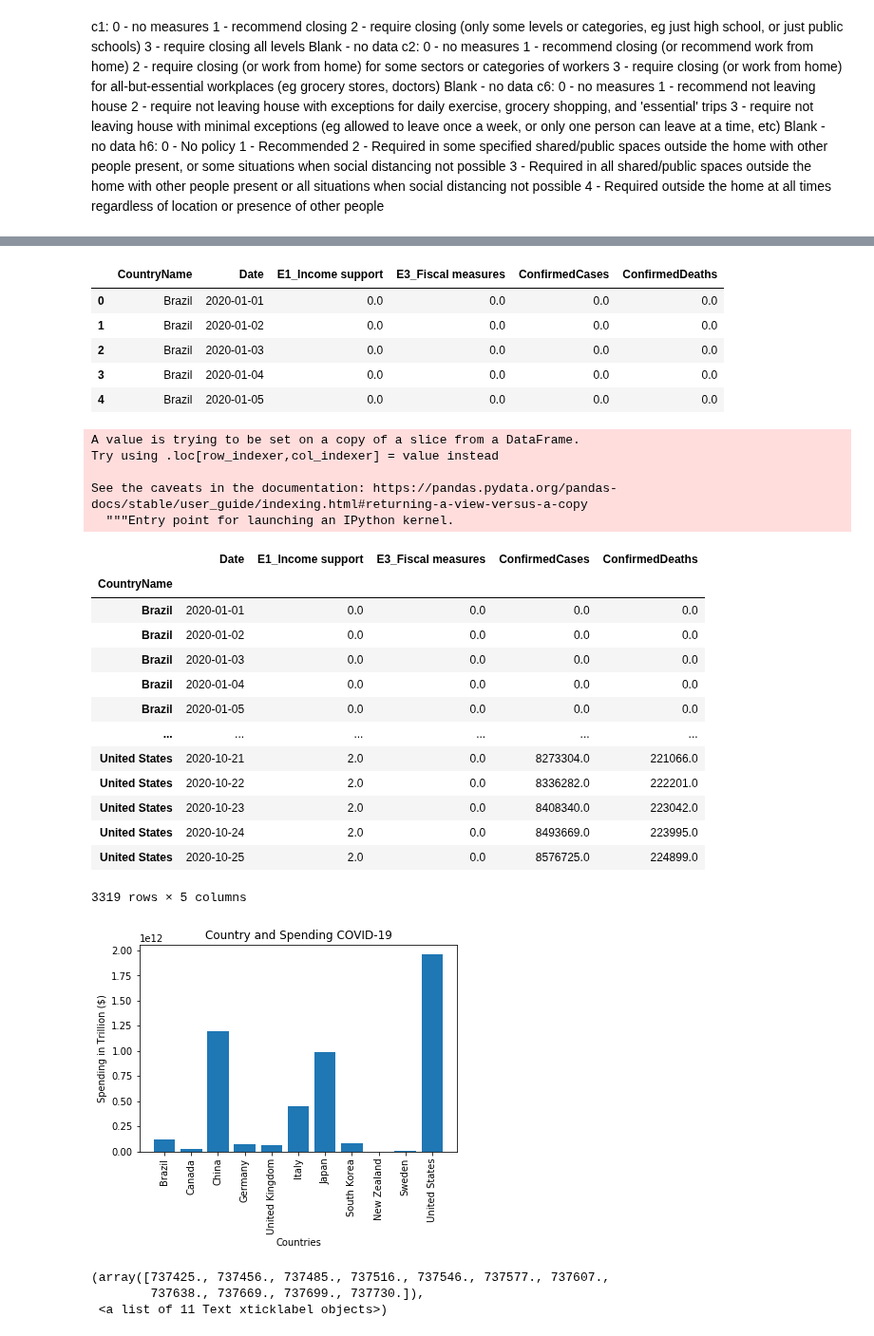
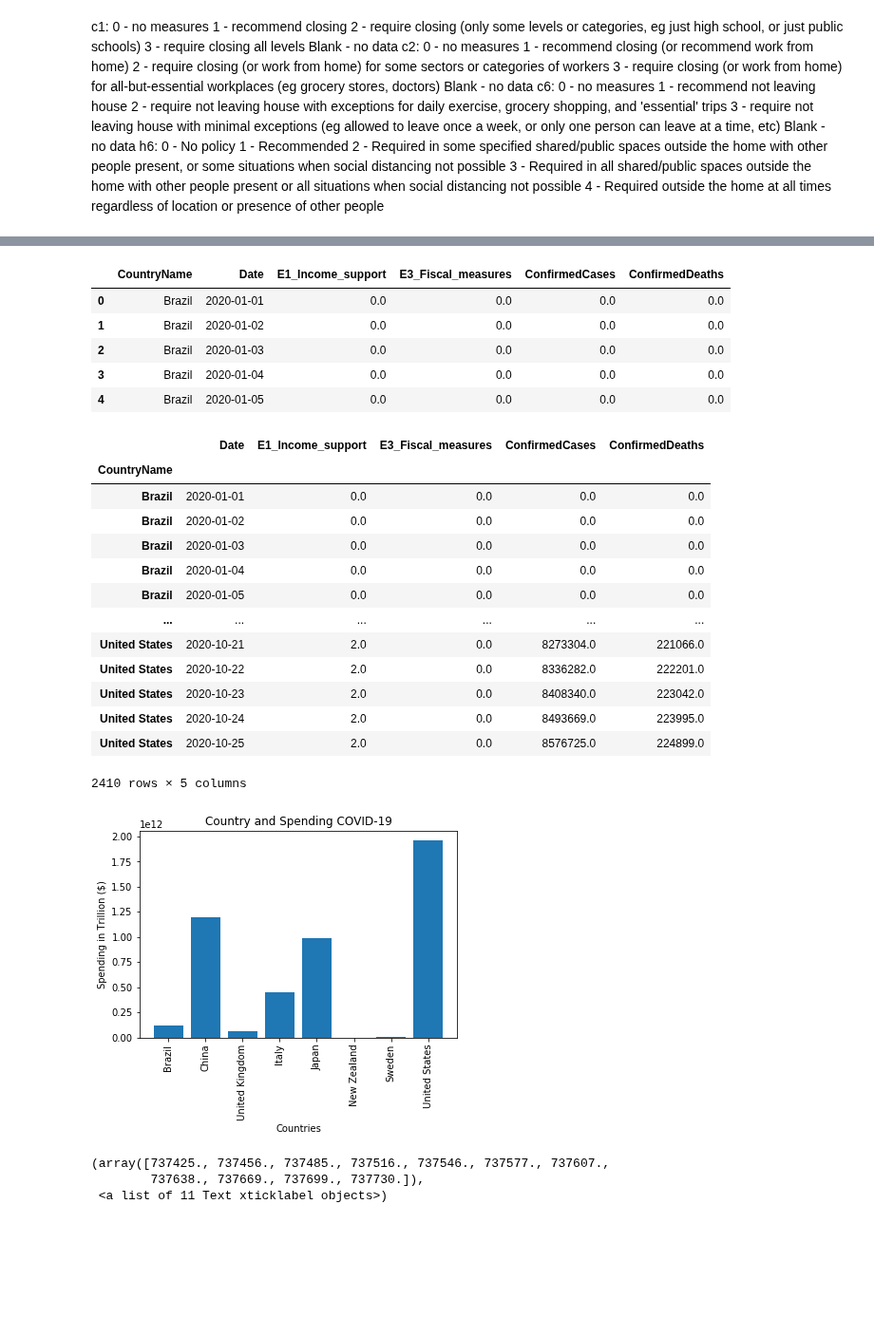
Before and after one commit to rejane-b/Project_1, a Jupyter notebook: Economics.ipynb, the cells around one changed output, grey strips where cells are left out. Shown at 95% size. Saved outputs shown, nothing was run; the diff lists cells and outputs as text; code cells hidden in the pictures; blank space fills up the shorter version.

Commit message:
new dataset
clean up econ

```diff
--- a/Economics.ipynb
+++ b/Economics.ipynb
@@ -4,6 +3,6 @@ import time
 import matplotlib.pyplot as plt
 # %%
 #read in raw data.  File from online did not have country index like github jupyter notebook showed
-data = pd.read_csv('/Users/kscomputer/Desktop/Project_1/Project_1/output_data/oxford_clean2.csv')
+data = pd.read_csv('/Users/kscomputer/Desktop/Project_1/Project_1/output_data/oxford_clean3.csv')
 data.head()
 # %% [output]
@@ -89,45 +85,40 @@ last_report.describe()
 # %%
-df = data[['CountryName','Date','E1_Income support','E3_Fiscal measures','ConfirmedCases','ConfirmedDeaths']]
+df = data[['CountryName','Date','E1_Income_support','E3_Fiscal_measures','ConfirmedCases','ConfirmedDeaths']]
 df.head()
 # %% [output]
-|  | CountryName | Date | E1_Income support | E3_Fiscal measures | ConfirmedCases | ConfirmedDeaths |
+|  | CountryName | Date | E1_Income_support | E3_Fiscal_measures | ConfirmedCases | ConfirmedDeaths |
 | 0 | Brazil | 2020-01-01 | 0.0 | 0.0 | 0.0 | 0.0 |
 | 1 | Brazil | 2020-01-02 | 0.0 | 0.0 | 0.0 | 0.0 |
 | 2 | Brazil | 2020-01-03 | 0.0 | 0.0 | 0.0 | 0.0 |
 | 3 | Brazil | 2020-01-04 | 0.0 | 0.0 | 0.0 | 0.0 |
 | 4 | Brazil | 2020-01-05 | 0.0 | 0.0 | 0.0 | 0.0 |
 # %%
-df['Date'] = pd.to_datetime(df['Date'], format='%Y%m%d')
-df.head()
+# df['Date'] = pd.to_datetime(df['Date'], format='%Y%m%d')
+# df.head()
 df.set_index('CountryName')
 # %% [output]
+|  | Date | E1_Income_support | E3_Fiscal_measures | ConfirmedCases | ConfirmedDeaths |
+| CountryName |  |  |  |  |  |
+| Brazil | 2020-01-01 | 0.0 | 0.0 | 0.0 | 0.0 |
+| Brazil | 2020-01-02 | 0.0 | 0.0 | 0.0 | 0.0 |
+| Brazil | 2020-01-03 | 0.0 | 0.0 | 0.0 | 0.0 |
+| Brazil | 2020-01-04 | 0.0 | 0.0 | 0.0 | 0.0 |
+| Brazil | 2020-01-05 | 0.0 | 0.0 | 0.0 | 0.0 |
+| ... | ... | ... | ... | ... | ... |
+| United States | 2020-10-21 | 2.0 | 0.0 | 8273304.0 | 221066.0 |
+| United States | 2020-10-22 | 2.0 | 0.0 | 8336282.0 | 222201.0 |
+| United States | 2020-10-23 | 2.0 | 0.0 | 8408340.0 | 223042.0 |
+| United States | 2020-10-24 | 2.0 | 0.0 | 8493669.0 | 223995.0 |
+| United States | 2020-10-25 | 2.0 | 0.0 | 8576725.0 | 224899.0 |
-A value is trying to be set on a copy of a slice from a DataFrame.
-Try using .loc[row_indexer,col_indexer] = value instead
-
-See the caveats in the documentation: https://pandas.pydata.org/pandas-docs/stable/user_guide/indexing.html#returning-a-view-versus-a-copy
-  """Entry point for launching an IPython kernel.
+2410 rows × 5 columns
-|  | Date | E1_Income support | E3_Fiscal measures | ConfirmedCases | ConfirmedDeaths |
-| CountryName |  |  |  |  |  |
-| Brazil | 2020-01-01 | 0.0 | 0.0 | 0.0 | 0.0 |
-| Brazil | 2020-01-02 | 0.0 | 0.0 | 0.0 | 0.0 |
-| Brazil | 2020-01-03 | 0.0 | 0.0 | 0.0 | 0.0 |
-| Brazil | 2020-01-04 | 0.0 | 0.0 | 0.0 | 0.0 |
-| Brazil | 2020-01-05 | 0.0 | 0.0 | 0.0 | 0.0 |
-| ... | ... | ... | ... | ... | ... |
-| United States | 2020-10-21 | 2.0 | 0.0 | 8273304.0 | 221066.0 |
-| United States | 2020-10-22 | 2.0 | 0.0 | 8336282.0 | 222201.0 |
-| United States | 2020-10-23 | 2.0 | 0.0 | 8408340.0 | 223042.0 |
-| United States | 2020-10-24 | 2.0 | 0.0 | 8493669.0 | 223995.0 |
-| United States | 2020-10-25 | 2.0 | 0.0 | 8576725.0 | 224899.0 |
-3319 rows × 5 columns
 # %%
-plt.bar(df['CountryName'],df['E3_Fiscal measures'])
+plt.bar(df['CountryName'],df['E3_Fiscal_measures'])
 plt.xticks(rotation='vertical')
 plt.title('Country and Spending COVID-19')
 plt.xlabel('Countries')
 plt.ylabel('Spending in Trillion ($)')
 plt.show()
 # %% [output]
-[figure, old version]
+[figure, new version]
 # %%
 #graph of all countries over time and spending
```
Also changed, not shown: parts of 21 cells of this notebook, 1 other file.
